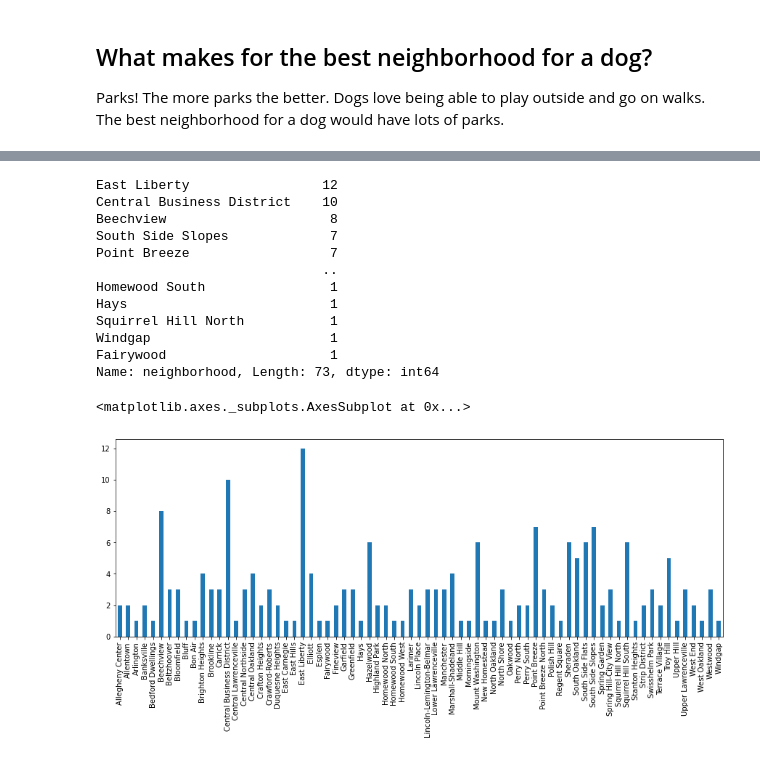
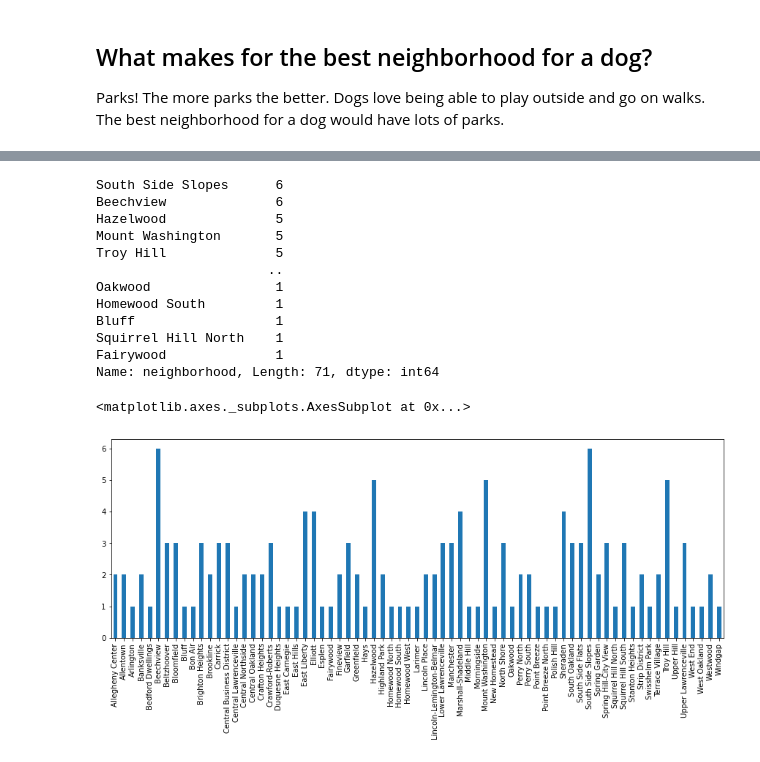
Before and after one commit to eliotann99/big_ideas_final, a Jupyter notebook: Maya-Notebook.ipynb, the cells around one changed output, grey strips where cells are left out. Cells and saved outputs as stored; diff of their text form; code cells hidden in the pictures.

```diff
--- a/Maya-Notebook.ipynb
+++ b/Maya-Notebook.ipynb
@@ -31,0 +30,3 @@ I tried doing `data = data.dropna()` then calling `data.head(10)` but that just
+# %%
+park_mask = data["type"]== "Park"
+parks = data[park_mask]
@@ -32,20 +47,20 @@ I tried doing `data = data.dropna()` then calling `data.head(10)` but that just
 # %%
-data["neighborhood"].value_counts()
+parks["neighborhood"].value_counts()
 # %% [output]
-East Liberty                 12
-Central Business District    10
-Beechview                     8
-South Side Slopes             7
-Point Breeze                  7
-                             ..
-Homewood South                1
-Hays                          1
-Squirrel Hill North           1
-Windgap                       1
-Fairywood                     1
-Name: neighborhood, Length: 73, dtype: int64
+South Side Slopes      6
+Beechview              6
+Hazelwood              5
+Mount Washington       5
+Troy Hill              5
+                      ..
+Oakwood                1
+Homewood South         1
+Bluff                  1
+Squirrel Hill North    1
+Fairywood              1
+Name: neighborhood, Length: 71, dtype: int64
 # %%
-data["neighborhood"].value_counts().sort_index().plot(kind='bar', figsize=(15,5))
+parks["neighborhood"].value_counts().sort_index().plot(kind='bar', figsize=(15,5))
 # %% [output]
 <matplotlib.axes._subplots.AxesSubplot at 0x...>
-[figure, old version]
+[figure, new version]
```
Also changed, not shown: parts of 17 cells of this notebook.
